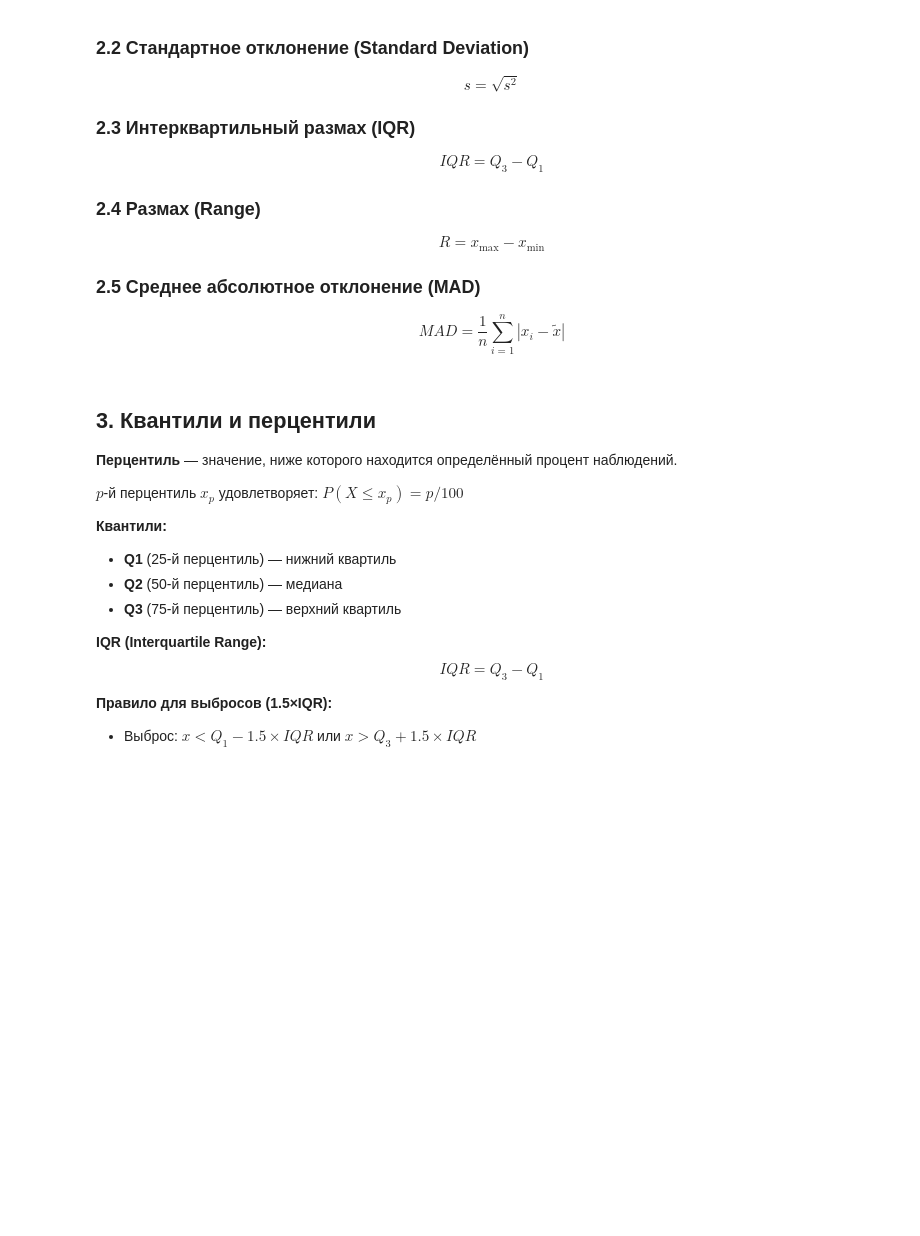
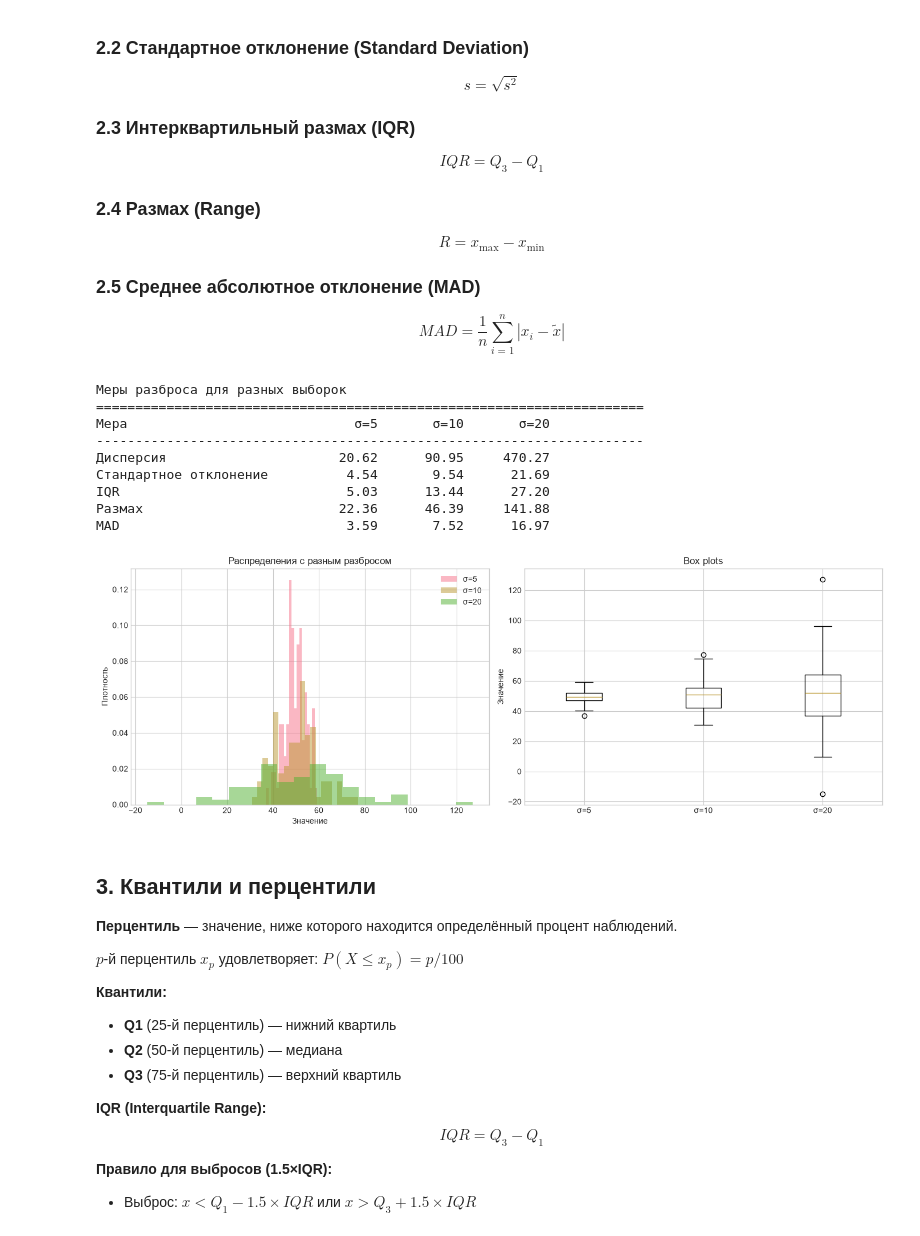
Before and after one commit to antontuzov/DataMath, a Jupyter notebook: Module_03_Inferential_Stats/05_Descriptive_Statistics.ipynb, the cells around one changed output. Saved outputs shown, nothing was run; the diff lists cells and outputs as text; code cells hidden in the pictures; blank space fills up the shorter version.

```diff
--- a/Module_03_Inferential_Stats/05_Descriptive_Statistics.ipynb
+++ b/Module_03_Inferential_Stats/05_Descriptive_Statistics.ipynb
@@ -139,35 +156,46 @@ for name in ['Дисперсия', 'Стандартное отклонение'
     values = []
     for data in datasets.values():
         if name == 'Дисперсия':
             values.append(np.var(data, ddof=1))
         elif name == 'Стандартное отклонение':
             values.append(np.std(data, ddof=1))
         elif name == 'IQR':
             values.append(np.percentile(data, 75) - np.percentile(data, 25))
         elif name == 'Размах':
             values.append(np.max(data) - np.min(data))
         elif name == 'MAD':
             values.append(np.mean(np.abs(data - np.median(data))))
     print(f'{name:<25} {values[0]:>10.2f} {values[1]:>10.2f} {values[2]:>10.2f}')
 
 # Визуализация
 fig, axes = plt.subplots(1, 2, figsize=(14, 5))
 
 # Гистограммы
 for label, data in datasets.items():
     axes[0].hist(data, bins=20, density=True, alpha=0.5, label=label)
 axes[0].set_xlabel('Значение')
 axes[0].set_ylabel('Плотность')
 axes[0].set_title('Распределения с разным разбросом')
 axes[0].legend()
-
 # Box plots
-axes[1].boxplot(datasets.values(), labels=datasets.keys())
+bp = axes[1].boxplot(datasets.values())
+axes[1].set_xticklabels(datasets.keys())
 axes[1].set_ylabel('Значение')
 axes[1].set_title('Box plots')
 
 plt.tight_layout()
 plt.show()
+# %% [output]
+Меры разброса для разных выборок
+======================================================================
+Мера                             σ=5       σ=10       σ=20
+----------------------------------------------------------------------
+Дисперсия                      20.62      90.95     470.27
+Стандартное отклонение          4.54       9.54      21.69
+IQR                             5.03      13.44      27.20
+Размах                         22.36      46.39     141.88
+MAD                             3.59       7.52      16.97
+[figure, added]
 # %% [markdown]
 ## 3. Квантили и перцентили
 
```
Also changed, not shown: parts of 5 cells of this notebook, 9 other files.
